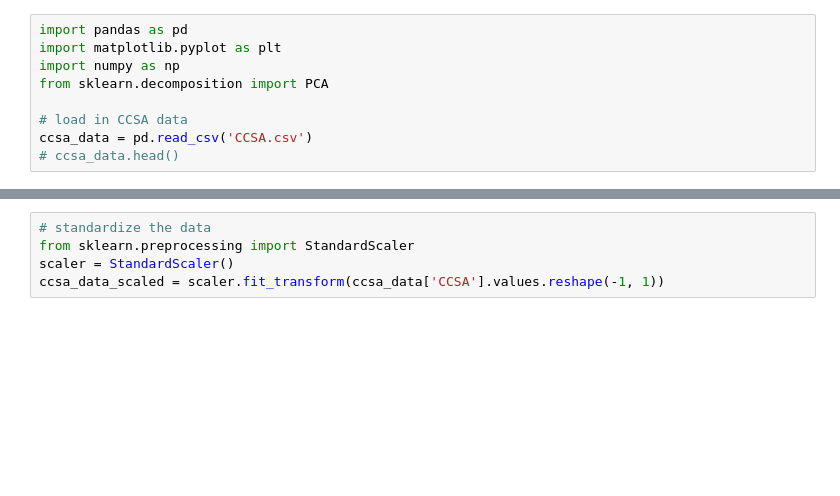
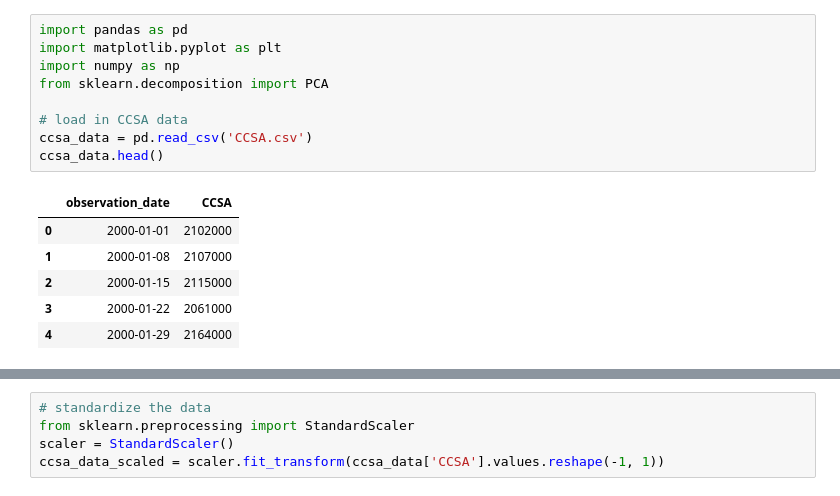
Before and after one commit to lilykendall/adsp31017, a Jupyter notebook: assignment1.ipynb, the cells around one changed output, grey strips where cells are left out. Drawn from its saved outputs; the diff is of its cells as text; blank space fills up the shorter version.

```diff
--- a/assignment1.ipynb
+++ b/assignment1.ipynb
@@ -1,9 +1,16 @@
 # %%
 import pandas as pd
 import matplotlib.pyplot as plt
 import numpy as np
 from sklearn.decomposition import PCA
 
 # load in CCSA data
 ccsa_data = pd.read_csv('CCSA.csv')
-# ccsa_data.head()
+ccsa_data.head()
+# %% [output]
+|  | observation_date | CCSA |
+| 0 | 2000-01-01 | 2102000 |
+| 1 | 2000-01-08 | 2107000 |
+| 2 | 2000-01-15 | 2115000 |
+| 3 | 2000-01-22 | 2061000 |
+| 4 | 2000-01-29 | 2164000 |
```
Also changed, not shown: parts of 3 cells of this notebook, 1 other file.
